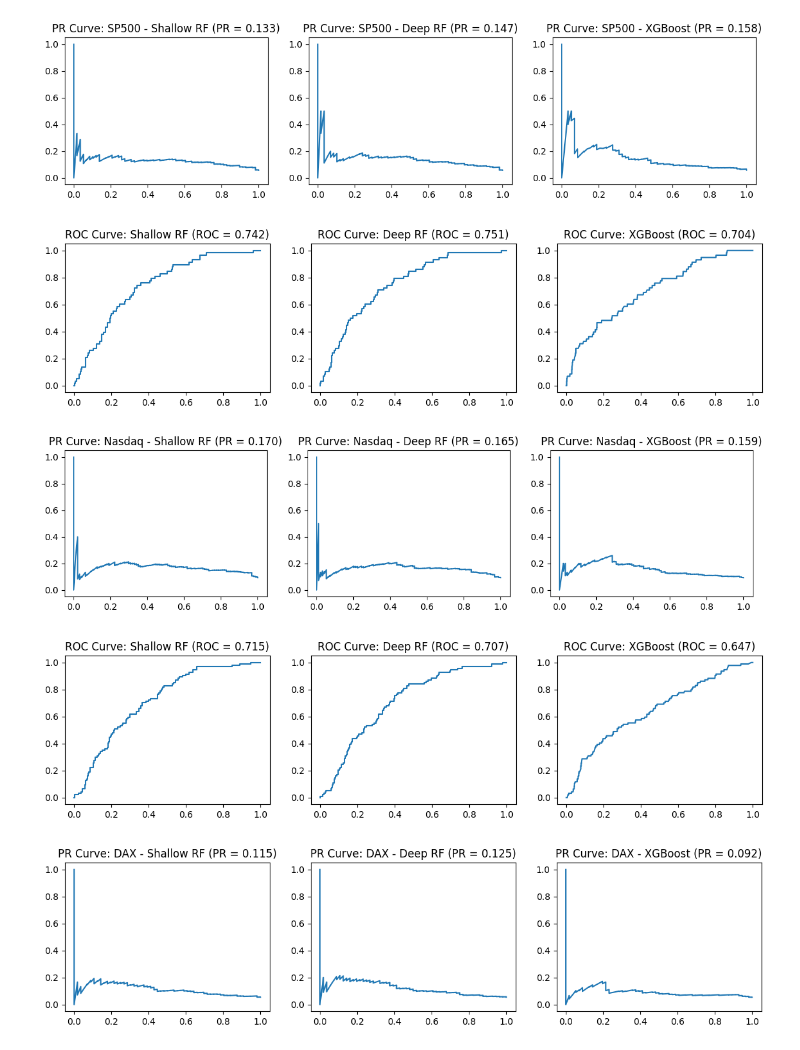
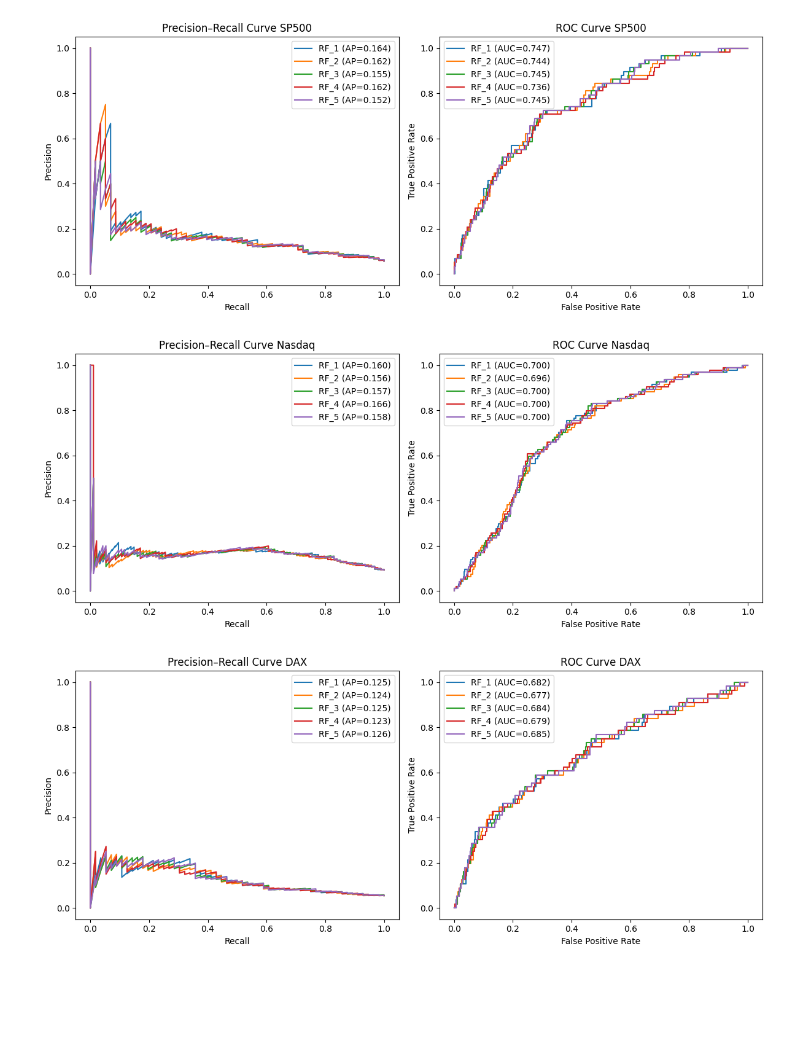
Before and after one commit to V4laky/Stress-day-prediction, a Jupyter notebook: notebooks/model_evaluation.ipynb, the cells around one changed output. Saved outputs shown, nothing was run; the diff lists cells and outputs as text; code cells hidden in the pictures; blank space fills up the shorter version.

Commit message:
- Added Optuna hyperparameter optimization - Experiment tracking - Introduced time-series cross-validation - Overhauled validation with PDF reports (now for real)

```diff
--- a/notebooks/model_evaluation.ipynb
+++ b/notebooks/model_evaluation.ipynb
@@ -43,0 +40,9 @@ markets = {'SP500': (X_sp500, y_sp500),
+# %%
+models, metrics = load_top_models(project_root / "results/top_models.jsonl", project_root / "results/models")
+# %%
+folds_dict = {}
+params_dict = {}
+
+for name, d in metrics.items():
+    params_dict[name] = d['params']
+    folds_dict[name] = d["folds"]
@@ -44,10 +53,11 @@ markets = {'SP500': (X_sp500, y_sp500),
 # %%
 proba_dict = {}
 pred_dict = {}
+best_thresholds = {}
 
-for model, name in [(shallow_rf, 'Shallow RF'), (deep_rf, 'Deep RF'), (xgb, 'XGB')]:
+for name, model in models.items():
     for market, (X_test, y_test) in markets.items():
-        X_test = X_test[normalized_features]
         proba_dict[(market, name)] = model.predict_proba(X_test)[:, 1]
-        pred_dict[(market, name)] = proba_dict[(market, name)] > best_threshold(y_test, proba_dict[(market, name)])
+        best_thresholds[(market, name)] = best_threshold(y_test, proba_dict[(market, name)])
+        pred_dict[(market, name)] = proba_dict[(market, name)] > best_thresholds[(market, name)]
 # %% [output]
@@ -80,0 +109,2 @@ metrics
+# %%
+proba_series = pd.Series(proba_dict)
@@ -81,16 +121,7 @@ metrics
 # %%
 for market, (X_test, y_test) in markets.items():
-    X_test = X_test[normalized_features]
-    plot_pr_curve(y_test, X_test, [shallow_rf, deep_rf, xgb],
-                model_names=[f'{market} - Shallow RF',
-                            f'{market} - Deep RF',
-                            f'{market} - XGBoost'])
-    plot_pr_curve(y_test, X_test, [shallow_rf, deep_rf, xgb],
-                model_names=['Shallow RF', 'Deep RF', 'XGBoost'], curve_type='ROC')
-    # making them on a single plot might be nice
+    plot_curves_in_one(y_test, proba_series[market].to_dict(), identifier=market, save_png=True, file_path=project_root / "results/figures")
 # %% [output]
-[figure, old version]
+[figure, new version]
-[figure, old version]
+[figure, new version]
-[figure, old version]
+[figure, new version]
-[figure, removed]
-[figure, removed]
```
Also changed, not shown: parts of 16 cells of this notebook, 5 other files.
